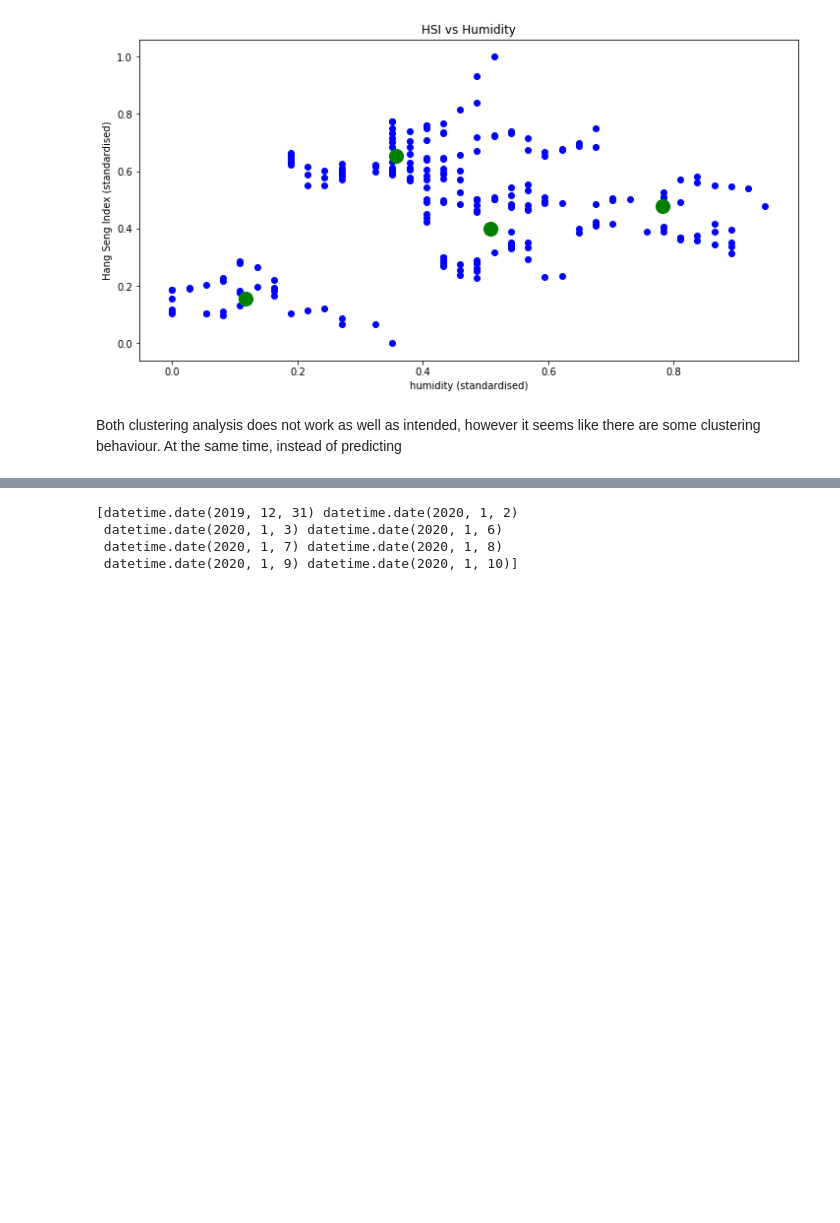
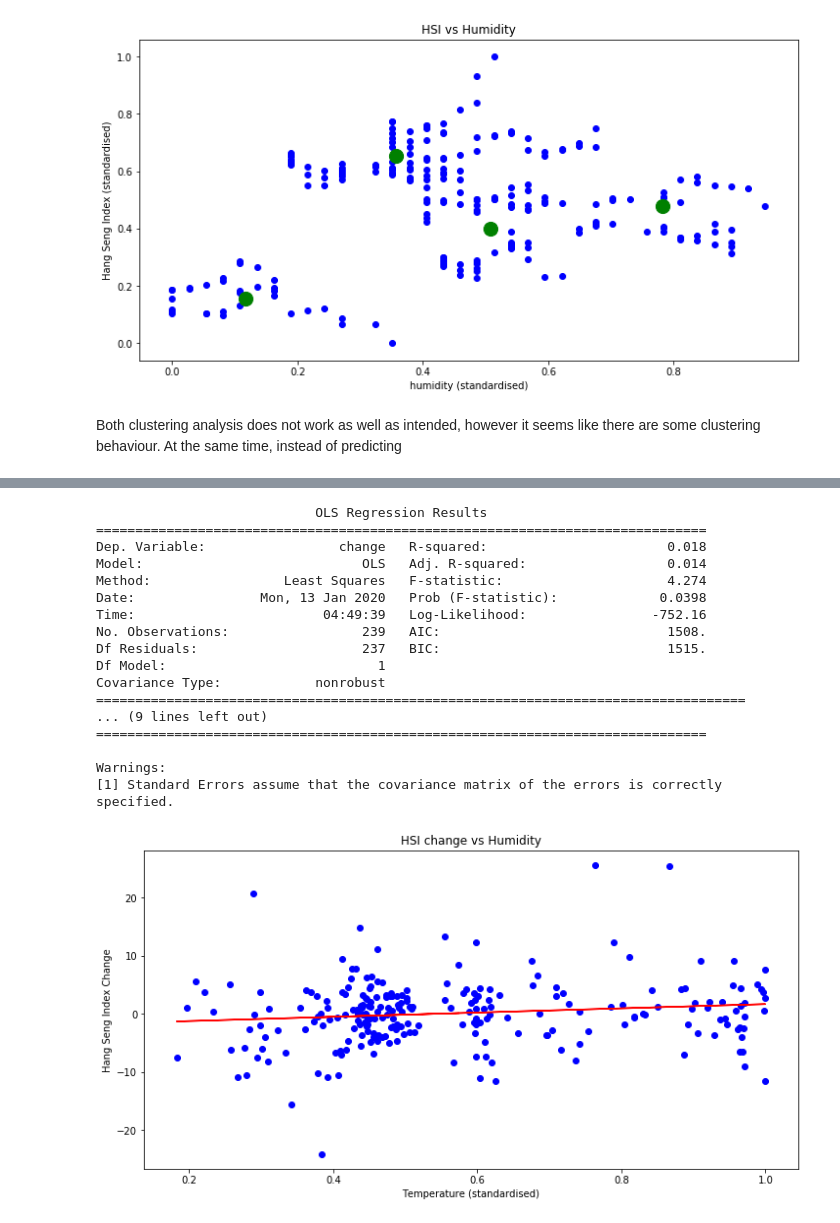
Before and after one commit to gornus/SIOT, a Jupyter notebook: data_analysis/data_analysis.ipynb, the cells around one changed output, grey strips where cells are left out. Saved outputs shown, nothing was run; the diff lists cells and outputs as text; code cells hidden in the pictures; blank space fills up the shorter version.

```diff
--- a/data_analysis/data_analysis.ipynb
+++ b/data_analysis/data_analysis.ipynb
@@ -467,8 +466,31 @@ merged.head()
-# %%
-days = merged['date'].apply(lambda x: x.date()).unique()
-print(days)
-# %% [output]
-[datetime.date(2019, 12, 31) datetime.date(2020, 1, 2)
- datetime.date(2020, 1, 3) datetime.date(2020, 1, 6)
- datetime.date(2020, 1, 7) datetime.date(2020, 1, 8)
- datetime.date(2020, 1, 9) datetime.date(2020, 1, 10)]
+# %%
+model = smf.ols(formula='change~temperature_std', data=merged).fit()
+print(model.summary())
+b, a = model.params  # extracting model parameters
+y_predicted = a * merged['temperature_std'] + b  # calculating the line of best fit
+fig6 = plt.figure(figsize = (12,6))
+plt.plot(merged['temperature_std'], y_predicted, 'r-')
+plt.scatter(merged['temperature_std'], merged['change'], c='b')
+plt.xlabel('Temperature (standardised)')
+plt.ylabel('Hang Seng Index Change')
+plt.title('HSI change vs Humidity')
+plt.show()
+# %% [output]
+                            OLS Regression Results
+==============================================================================
+Dep. Variable:                 change   R-squared:                       0.018
+Model:                            OLS   Adj. R-squared:                  0.014
+Method:                 Least Squares   F-statistic:                     4.274
+Date:                Mon, 13 Jan 2020   Prob (F-statistic):             0.0398
+Time:                        04:49:39   Log-Likelihood:                -752.16
+No. Observations:                 239   AIC:                             1508.
+Df Residuals:                     237   BIC:                             1515.
+Df Model:                           1
+Covariance Type:            nonrobust
+===================================================================================
+... (9 lines left out)
+==============================================================================
+
+Warnings:
+[1] Standard Errors assume that the covariance matrix of the errors is correctly specified.
+[figure, added]
```
Also changed, not shown: parts of 9 cells of this notebook, 1 other file.
